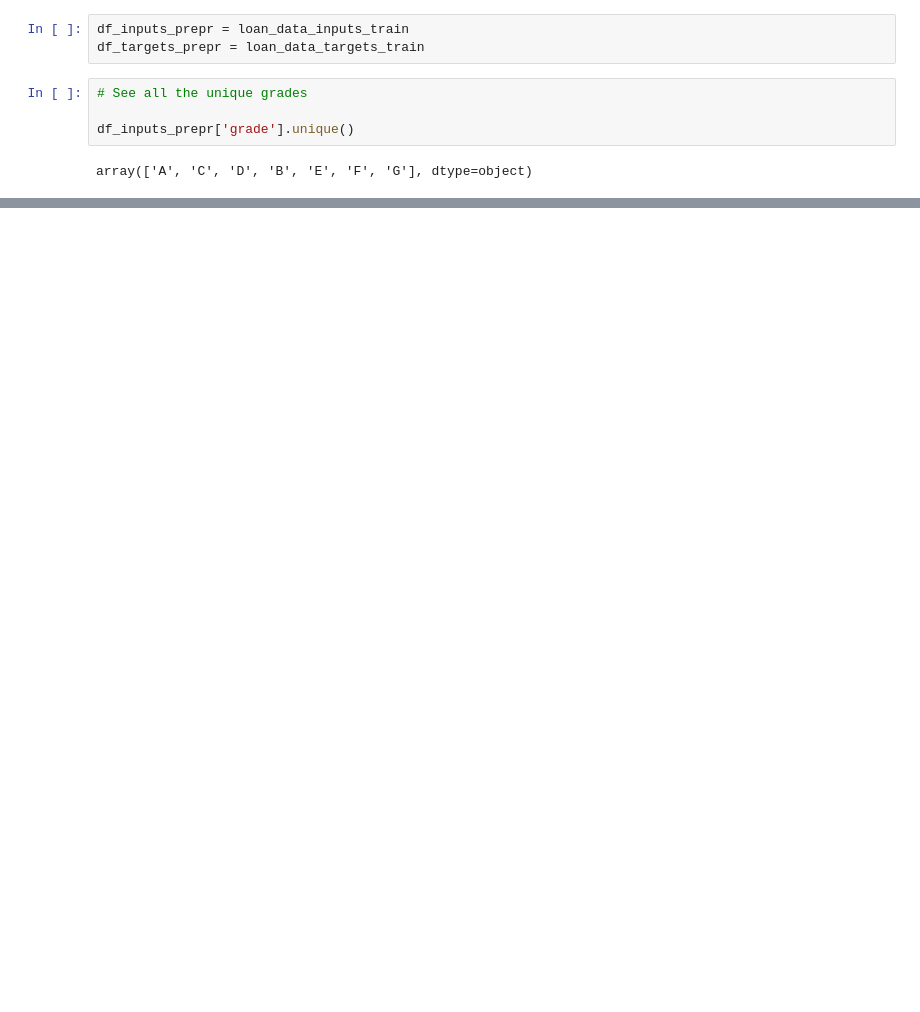
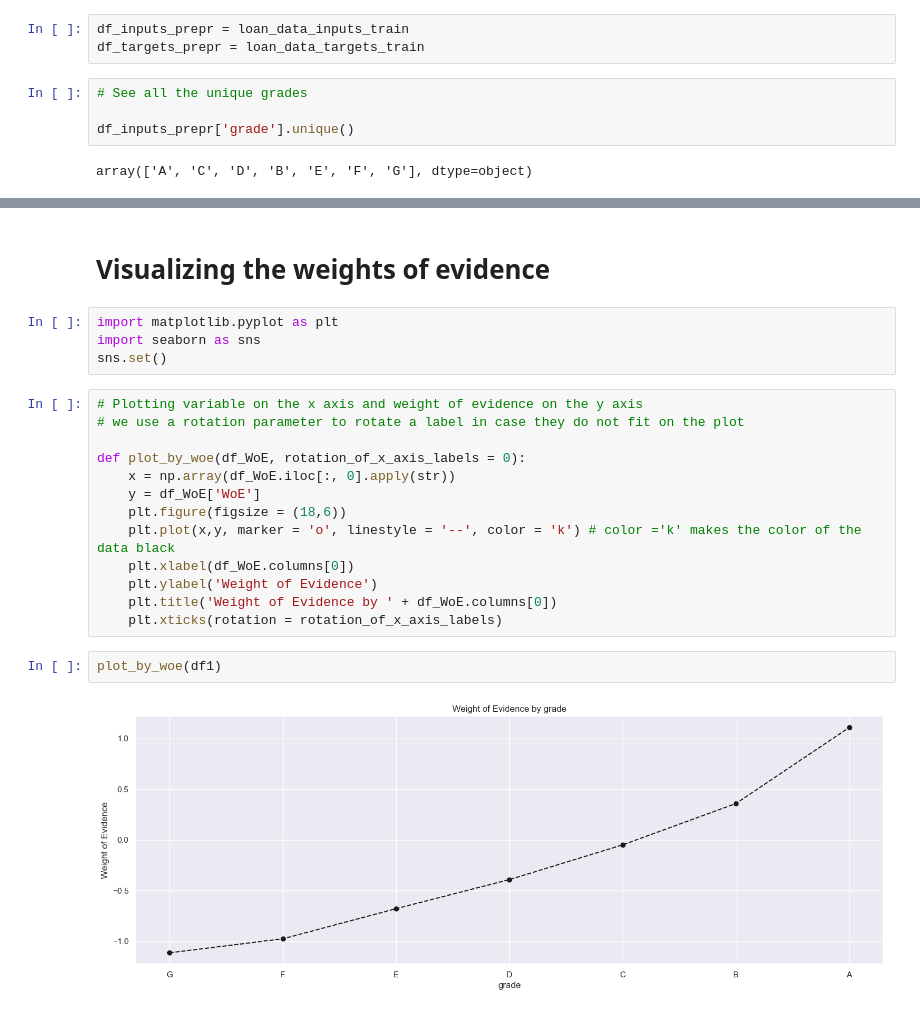
Before and after one commit to shruti-sriniv/Cred-Risk, a Jupyter notebook: Data Processing.ipynb, the cells around one changed output, grey strips where cells are left out. Saved outputs shown, nothing was run; the diff lists cells and outputs as text; blank space fills up the shorter version.

Commit message:
visualizing weight of evidence by variable

```diff
--- a/Data Processing.ipynb
+++ b/Data Processing.ipynb
@@ -664,0 +690,23 @@ df1
+# %% [markdown]
+# Visualizing the weights of evidence
+# %%
+import matplotlib.pyplot as plt
+import seaborn as sns
+sns.set()
+# %%
+# Plotting variable on the x axis and weight of evidence on the y axis
+# we use a rotation parameter to rotate a label in case they do not fit on the plot
+
+def plot_by_woe(df_WoE, rotation_of_x_axis_labels = 0):
+    x = np.array(df_WoE.iloc[:, 0].apply(str))
+    y = df_WoE['WoE']
+    plt.figure(figsize = (18,6))
+    plt.plot(x,y, marker = 'o', linestyle = '--', color = 'k') # color ='k' makes the color of the data black
+    plt.xlabel(df_WoE.columns[0])
+    plt.ylabel('Weight of Evidence')
+    plt.title('Weight of Evidence by ' + df_WoE.columns[0])
+    plt.xticks(rotation = rotation_of_x_axis_labels)
+# %%
+plot_by_woe(df1)
+# %% [output]
+[figure, added]
```
Also changed, not shown: parts of 32 cells of this notebook.
